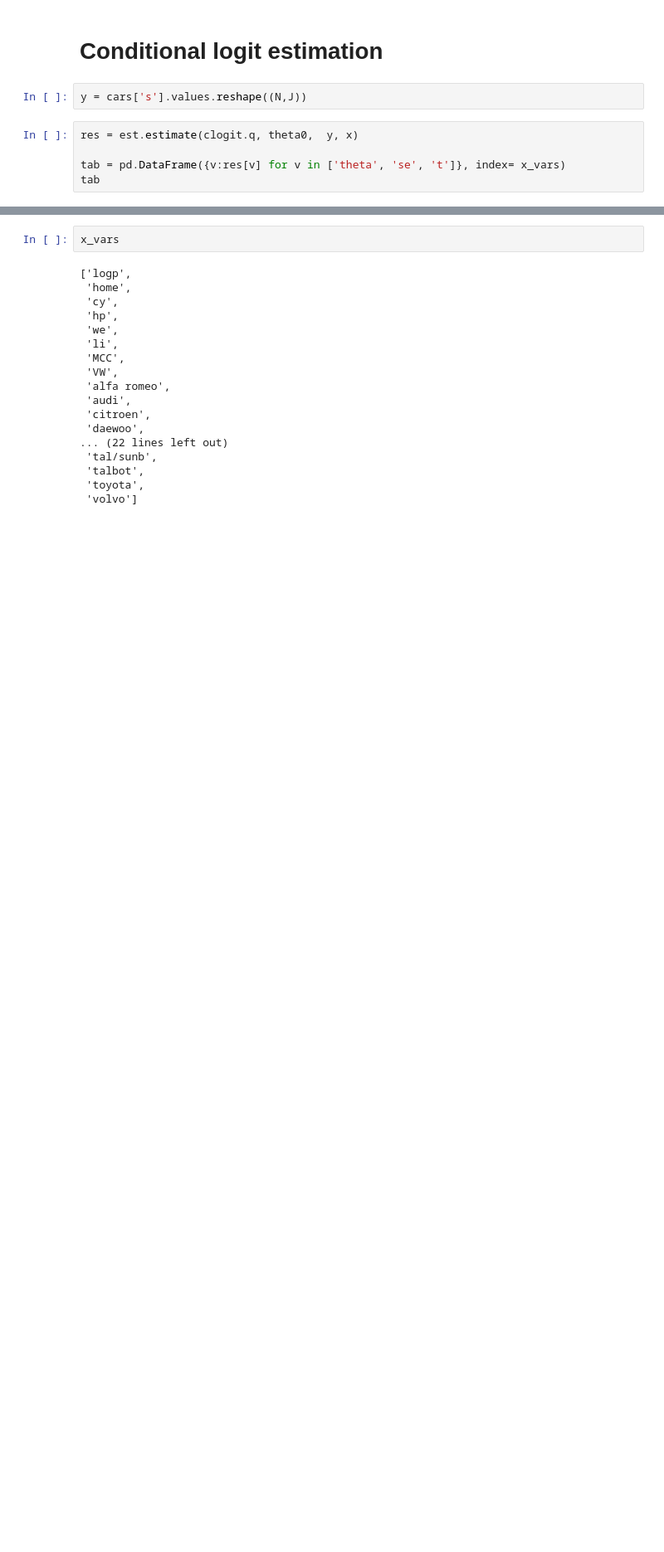
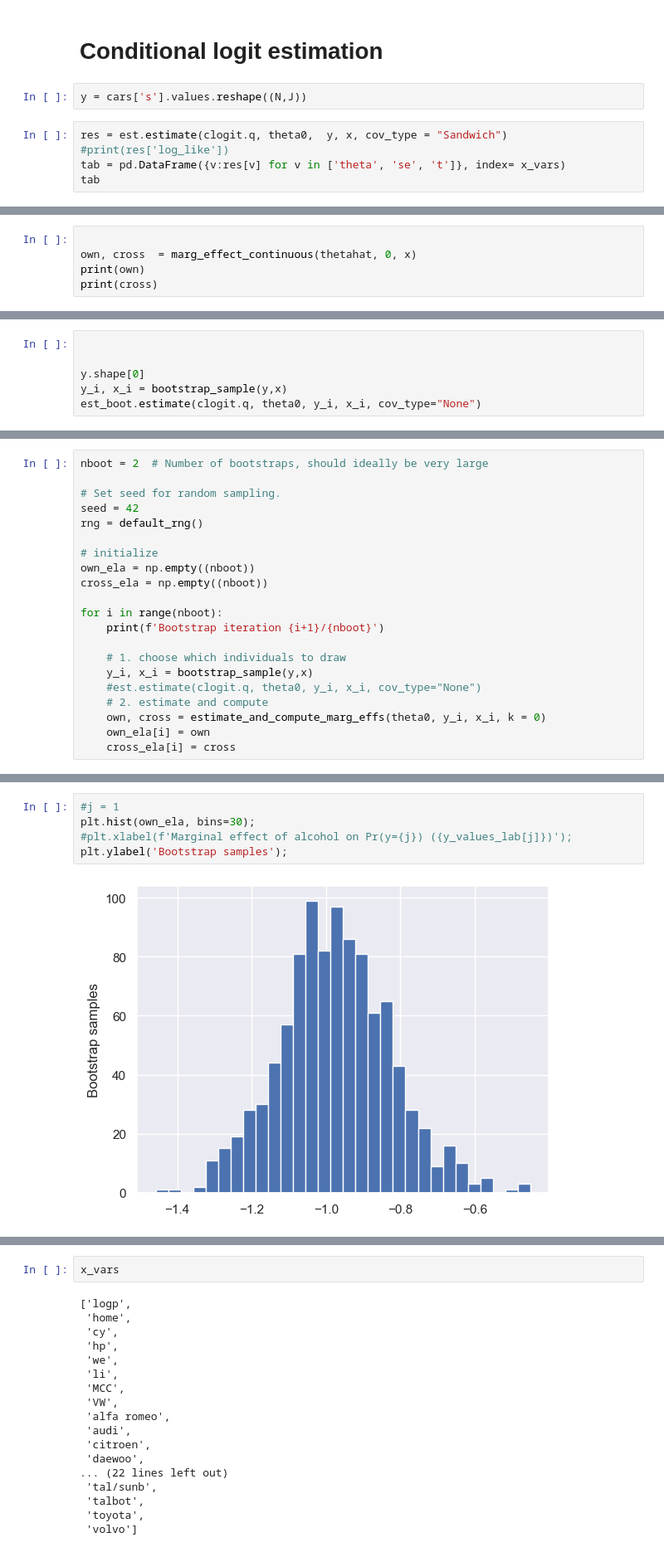
Before and after one commit to vkt823/My-repository, a Jupyter notebook: Assignments - Own attempt/Assignment 3/getting_started.ipynb, the cells around one changed output, grey strips where cells are left out. Shown at 83% size. Drawn from its saved outputs; the diff is of its cells as text; blank space fills up the shorter version.

```diff
--- a/Assignments - Own attempt/Assignment 3/getting_started.ipynb
+++ b/Assignments - Own attempt/Assignment 3/getting_started.ipynb
@@ -212,8 +229,8 @@ array([[0.025, 0.025, 0.025, ..., 0.025, 0.025, 0.025],
 # %%
 y = cars['s'].values.reshape((N,J))
 # %%
-res = est.estimate(clogit.q, theta0,  y, x)
-
+res = est.estimate(clogit.q, theta0,  y, x, cov_type = "Sandwich")
+#print(res['log_like'])
 tab = pd.DataFrame({v:res[v] for v in ['theta', 'se', 't']}, index= x_vars)
 tab
 # %% [output]
@@ -224,0 +344,5 @@ Calculate mean of each other explanatory variable
+# %%
+
+own, cross  = marg_effect_continuous(thetahat, 0, x)
+print(own)
+print(cross)
@@ -224,0 +501,6 @@ Calculate mean of each other explanatory variable
+# %%
+
+
+y.shape[0]
+y_i, x_i = bootstrap_sample(y,x)
+est_boot.estimate(clogit.q, theta0, y_i, x_i, cov_type="None")
@@ -224,0 +528,21 @@ Calculate mean of each other explanatory variable
+# %%
+nboot = 2  # Number of bootstraps, should ideally be very large
+
+# Set seed for random sampling.
+seed = 42
+rng = default_rng()
+
+# initialize
+own_ela = np.empty((nboot))
+cross_ela = np.empty((nboot))
+
+for i in range(nboot):
+    print(f'Bootstrap iteration {i+1}/{nboot}')
+
+    # 1. choose which individuals to draw
+    y_i, x_i = bootstrap_sample(y,x)
+    #est.estimate(clogit.q, theta0, y_i, x_i, cov_type="None")
+    # 2. estimate and compute
+    own, cross = estimate_and_compute_marg_effs(theta0, y_i, x_i, k = 0)
+    own_ela[i] = own
+    cross_ela[i] = cross
@@ -224,0 +552,7 @@ Calculate mean of each other explanatory variable
+# %%
+#j = 1
+plt.hist(own_ela, bins=30);
+#plt.xlabel(f'Marginal effect of alcohol on Pr(y={j}) ({y_values_lab[j]})');
+plt.ylabel('Bootstrap samples');
+# %% [output]
+[figure, added]
```
Also changed, not shown: parts of 57 cells of this notebook, 13 other files.
